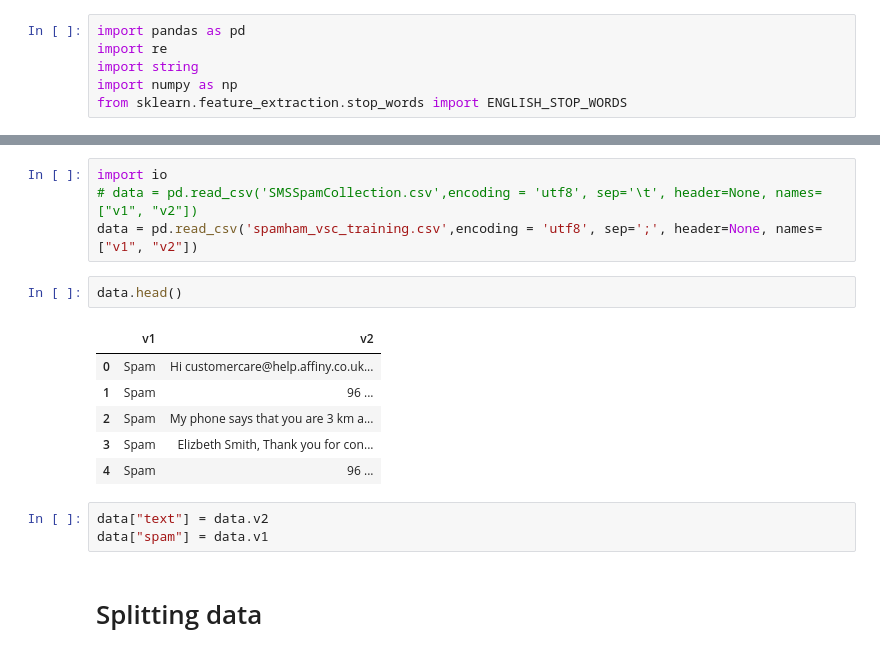
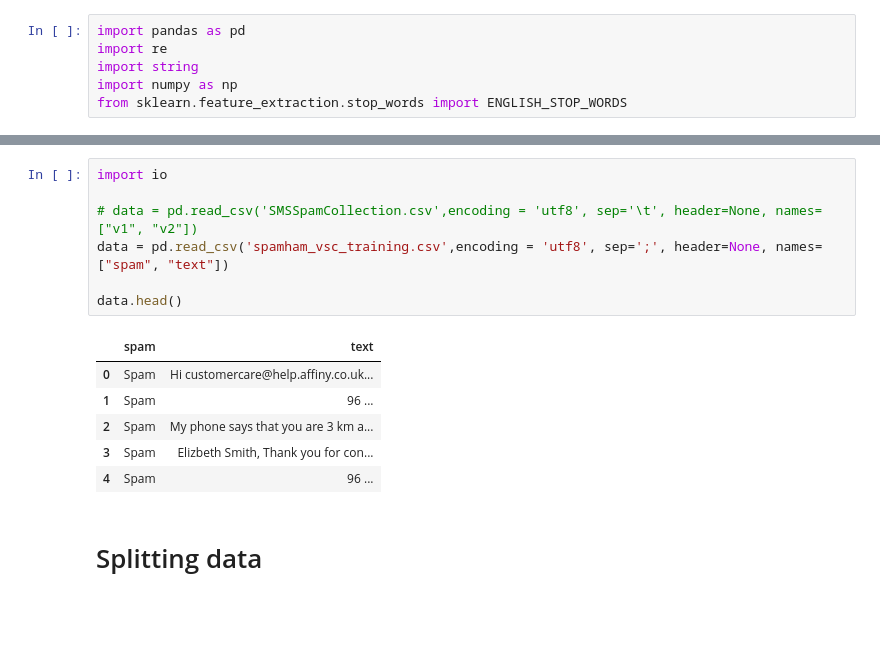
Before and after one commit to Kcnarf/spamDetectionWithML, a Jupyter notebook: SpamDetection.ipynb, the cells around one changed output, grey strips where cells are left out. Drawn from its saved outputs; the diff is of its cells as text; blank space fills up the shorter version.

```diff
--- a/SpamDetection.ipynb
+++ b/SpamDetection.ipynb
@@ -15,19 +15,17 @@ Saving spamham_meetic_en_custcare_messages_vsc_training-data_30_11_2020.csv to s
 # %%
 import io
+
 # data = pd.read_csv('SMSSpamCollection.csv',encoding = 'utf8', sep='\t', header=None, names=["v1", "v2"])
-data = pd.read_csv('spamham_vsc_training.csv',encoding = 'utf8', sep=';', header=None, names=["v1", "v2"])
+data = pd.read_csv('spamham_vsc_training.csv',encoding = 'utf8', sep=';', header=None, names=["spam", "text"])
+
+data.head()
+# %% [output]
+|  | spam | text |
+| 0 | Spam | Hi customercare@help.affiny.co.uk... |
+| 1 | Spam | 96 ... |
+| 2 | Spam | My phone says that you are 3 km a... |
+| 3 | Spam | Elizbeth Smith, Thank you for con... |
+| 4 | Spam | 96 ... |
-# %%
-data.head()
-# %% [output]
-|  | v1 | v2 |
-| 0 | Spam | Hi customercare@help.affiny.co.uk... |
-| 1 | Spam | 96 ... |
-| 2 | Spam | My phone says that you are 3 km a... |
-| 3 | Spam | Elizbeth Smith, Thank you for con... |
-| 4 | Spam | 96 ... |
-# %%
-data["text"] = data.v2
-data["spam"] = data.v1
 # %% [markdown]
 # Splitting data
 # %%
```
Also changed, not shown: parts of 17 cells of this notebook.
